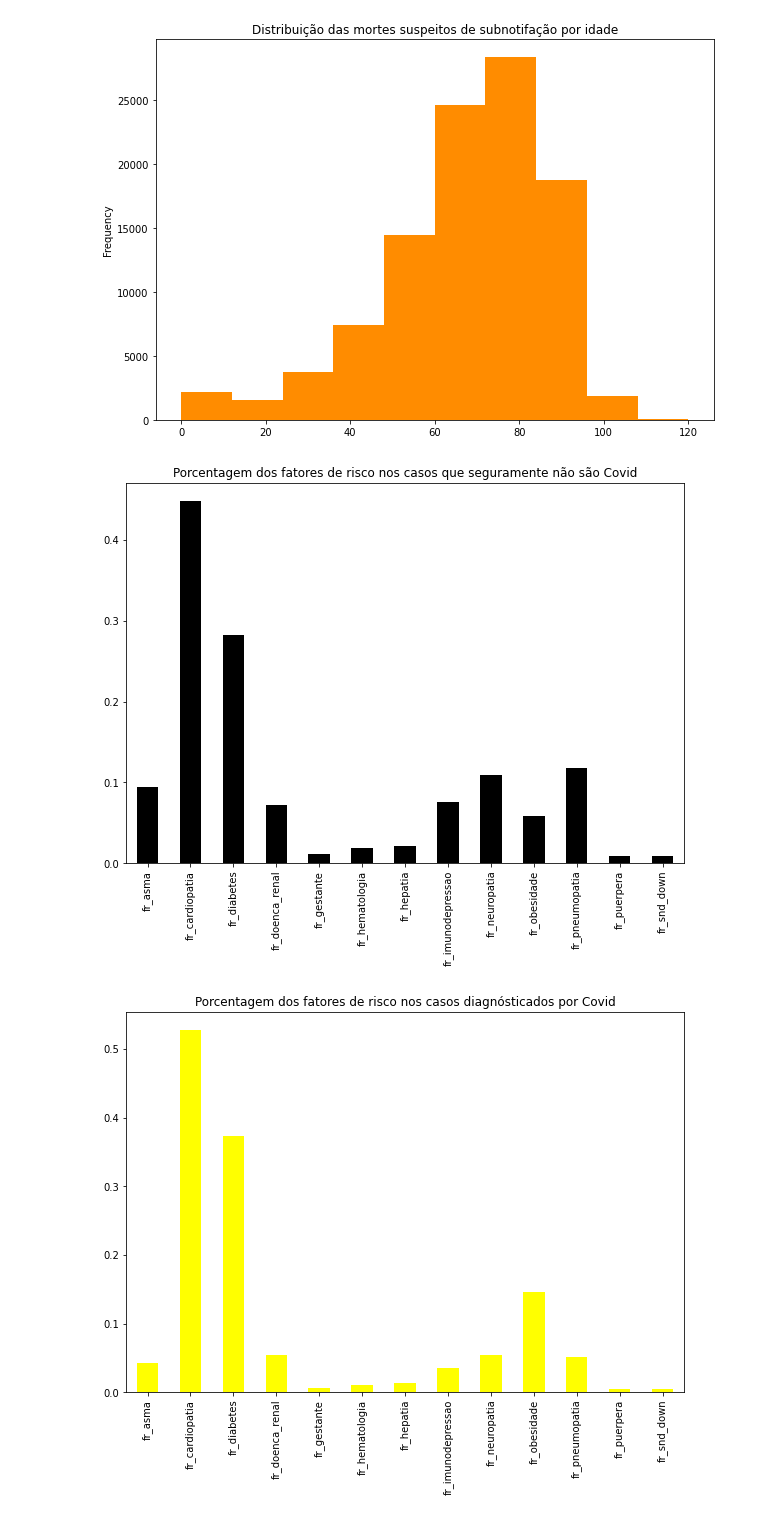
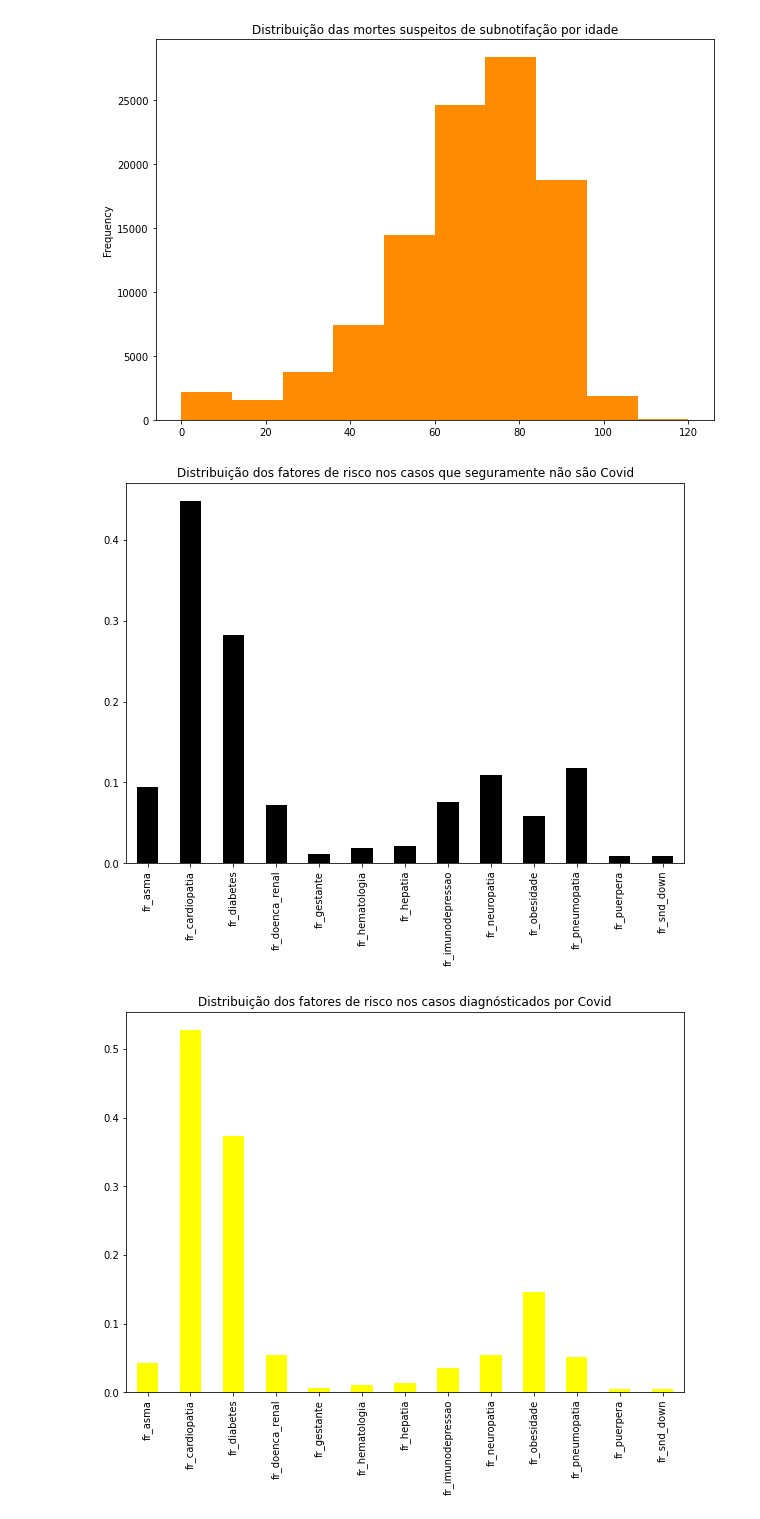
Before and after one commit to mateuspinto/subnotificacoes-covid, a Jupyter notebook: src/visualization.ipynb, the cells around one changed output. Cells and saved outputs as stored; diff of their text form; code cells hidden in the pictures.

```diff
--- a/src/visualization.ipynb
+++ b/src/visualization.ipynb
@@ -84,29 +84,29 @@ plt.show()
 [figure]
 [figure]
 # %%
-plt.title('Porcentagem dos fatores de risco nos casos que seguramente não são Covid')
+plt.title('Distribuição dos fatores de risco nos casos que seguramente não são Covid')
 non_covid_cases[RISK_FACTORS].dropna(subset=RISK_FACTORS).mean().plot(kind='bar', color='black')
 plt.show()
 
-plt.title('Porcentagem dos fatores de risco nos casos diagnósticados por Covid')
+plt.title('Distribuição dos fatores de risco nos casos diagnósticados por Covid')
 true_covid_cases[RISK_FACTORS].dropna(subset=RISK_FACTORS).mean().plot(kind='bar', color='yellow')
 plt.show()
 
-plt.title('Porcentagem dos fatores de risco nos casos supeitos de subnotificação')
+plt.title('Distribuição dos fatores de risco nos casos supeitos de subnotificação')
 unknow_cases[RISK_FACTORS].dropna(subset=RISK_FACTORS).mean().plot(kind='bar', color='orange')
 plt.show()
 
-plt.title('Porcentagem dos fatores de risco nas mortes que seguramente não são Covid')
+plt.title('Distribuição dos fatores de risco nas mortes que seguramente não são Covid')
 non_covid_cases[RISK_FACTORS].dropna(subset=RISK_FACTORS).mean().plot(kind='bar', color='grey')
 plt.show()
 
-plt.title('Porcentagem dos fatores de risco nas mortes diagnósticadas por Covid')
+plt.title('Distribuição dos fatores de risco nas mortes diagnósticadas por Covid')
 true_covid_cases[RISK_FACTORS].dropna(subset=RISK_FACTORS).mean().plot(kind='bar', color='goldenrod')
 plt.show()
 
-plt.title('Porcentagem dos fatores de risco nas mortes supeitas de subnotificação')
+plt.title('Distribuição dos fatores de risco nas mortes supeitas de subnotificação')
 unknow_cases[RISK_FACTORS].dropna(subset=RISK_FACTORS).mean().plot(kind='bar', color='darkorange')
 plt.show()
 # %% [output]
-[figure, old version]
+[figure, new version]
-[figure, old version]
+[figure, new version]
```
Also changed, not shown: parts of 6 cells of this notebook.
